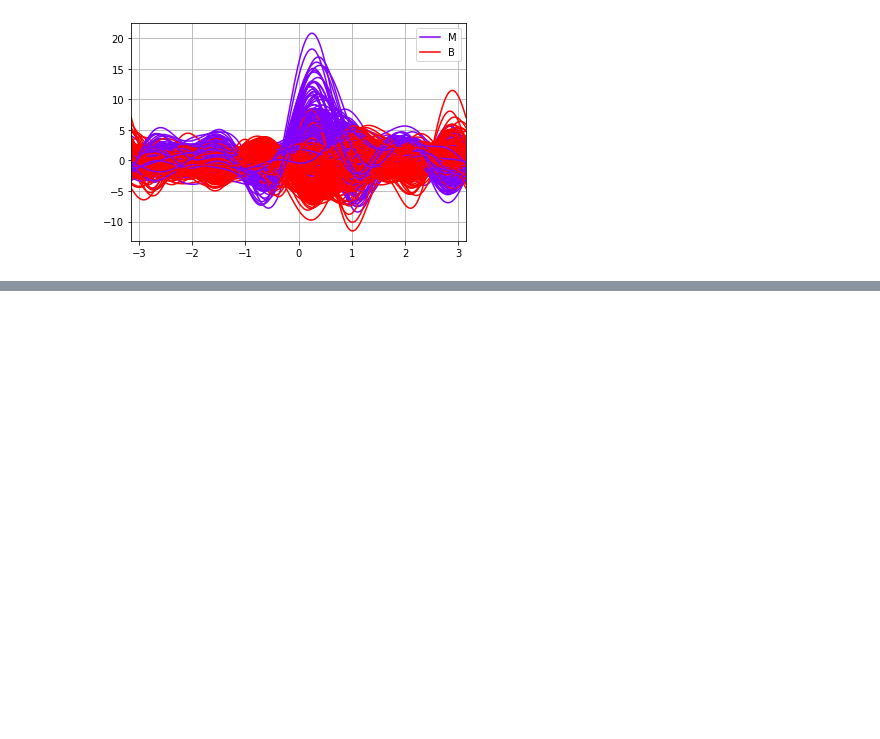
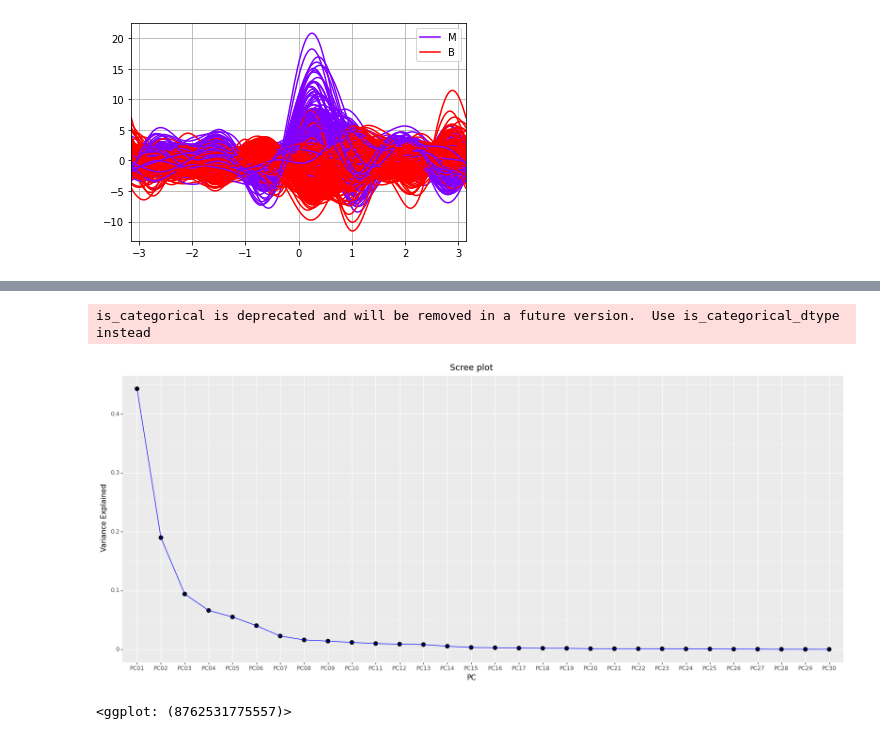
Before and after one commit to MartinSantaGitHub/curso-estadistica-multivariante, a Jupyter notebook: Seccion 1 Introducción al espacio multivariante/Códigos/Python/1.E Cancer_dataset_Example.ipynb, the cells around one changed output, grey strips where cells are left out. Saved outputs shown, nothing was run; the diff lists cells and outputs as text; code cells hidden in the pictures; blank space fills up the shorter version.

```diff
--- a/Seccion 1 Introducción al espacio multivariante/Códigos/Python/1.E Cancer_dataset_Example.ipynb
+++ b/Seccion 1 Introducción al espacio multivariante/Códigos/Python/1.E Cancer_dataset_Example.ipynb
@@ -320,3 +321,6 @@ andrews_curves(todo_clean_mean, "diagnosis",colormap='rainbow')
 plt.show()
 # %% [output]
 [figure]
+# %%
+pca = PCA()
+pca.fit(scaled_features)
@@ -322,0 +330,4 @@ plt.show()
+# %%
+var_explained_df = pd.DataFrame({"PC": ["PC0" + str(i) if len(str(i)) == 1 else "PC" + str(i) for i in range(1,31)],
+                                 "var_explained": pca.explained_variance_ratio_})
+var_explained_df.head()
@@ -322,0 +341,7 @@ plt.show()
+# %%
+plotnine.options.figure_size = (20, 8)
+var_explained_df >> ggplot(aes("PC", "var_explained", group = 1)) + geom_point(size = 3) + geom_line(color = "blue")+ labs(y = "Variance Explained") + ggtitle("Scree plot") + theme(plot_title = element_text(hjust = 0.5))
+# %% [output]
+is_categorical is deprecated and will be removed in a future version.  Use is_categorical_dtype instead
+[figure, added]
+<ggplot: (8762531775557)>
```
Also changed, not shown: parts of 12 cells of this notebook.
